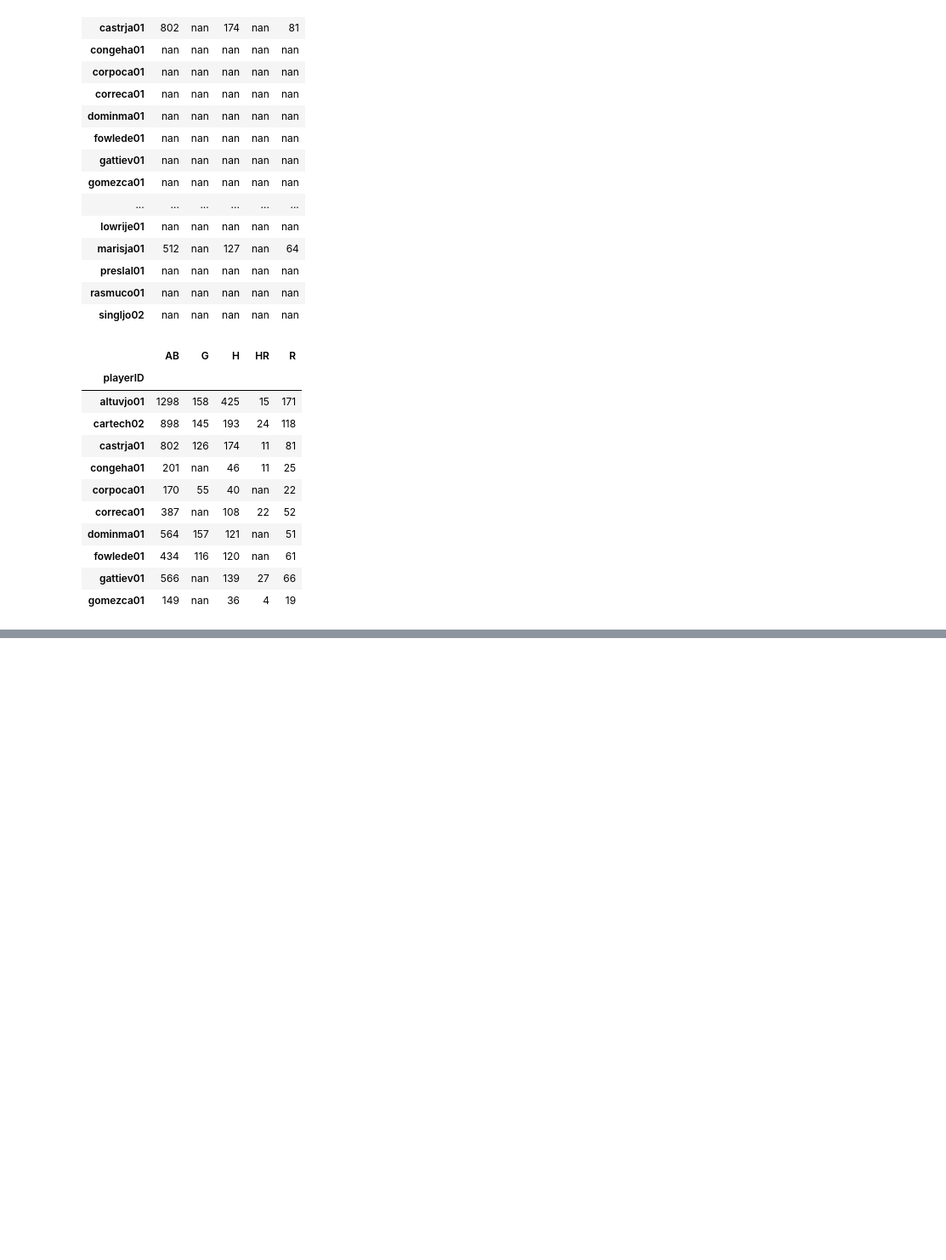
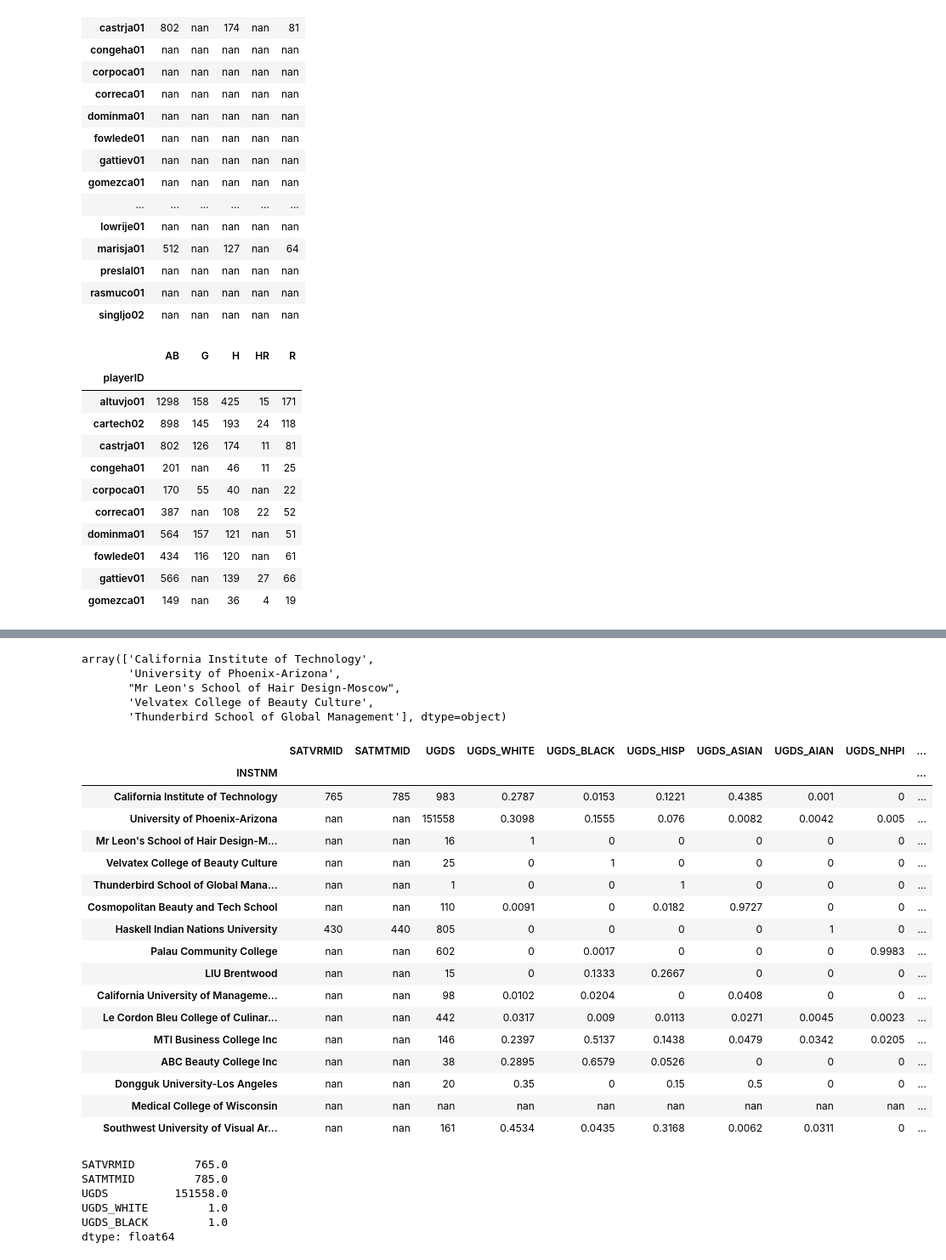
Before and after one commit to avidLearnerInProgress/Pandas-NumPy-101, a Jupyter notebook: pandas_cookbook_chp6.ipynb, the cells around one changed output, grey strips where cells are left out. Shown at 85% size. Drawn from its saved outputs; the diff is of its cells as text; code cells hidden in the pictures; blank space fills up the shorter version.

```diff
--- a/pandas_cookbook_chp6.ipynb
+++ b/pandas_cookbook_chp6.ipynb
@@ -196,0 +269,3 @@ df_14.add(df_15, fill_value=0).head(10).style.highlight_null('yellow')
+# %%
+criteria = college_n.nunique() == 2
+criteria.head()
@@ -196,0 +279,3 @@ df_14.add(df_15, fill_value=0).head(10).style.highlight_null('yellow')
+# %%
+binary_cols = college_n.columns[criteria].tolist()
+binary_cols
@@ -196,0 +284,3 @@ df_14.add(df_15, fill_value=0).head(10).style.highlight_null('yellow')
+# %%
+college_n2 = college_n.drop(labels=binary_cols, axis='columns')
+college_n2.head()
@@ -196,0 +295,52 @@ df_14.add(df_15, fill_value=0).head(10).style.highlight_null('yellow')
+# %%
+#find index label of max value for each column
+max_cols = college_n2.idxmax()
+unique_max_cols = max_cols.unique()
+unique_max_cols[:5]
+# %% [output]
+array(['California Institute of Technology',
+       'University of Phoenix-Arizona',
+       "Mr Leon's School of Hair Design-Moscow",
+       'Velvatex College of Beauty Culture',
+       'Thunderbird School of Global Management'], dtype=object)
+# %%
+college_n2.loc[unique_max_cols].style.highlight_max()
+# %% [output]
+|  | SATVRMID | SATMTMID | UGDS | UGDS_WHITE | UGDS_BLACK | UGDS_HISP | UGDS_ASIAN | UGDS_AIAN | UGDS_NHPI | ... |
+| INSTNM |  |  |  |  |  |  |  |  |  | ... |
+| California Institute of Technology | 765 | 785 | 983 | 0.2787 | 0.0153 | 0.1221 | 0.4385 | 0.001 | 0 | ... |
+| University of Phoenix-Arizona | nan | nan | 151558 | 0.3098 | 0.1555 | 0.076 | 0.0082 | 0.0042 | 0.005 | ... |
+| Mr Leon's School of Hair Design-M... | nan | nan | 16 | 1 | 0 | 0 | 0 | 0 | 0 | ... |
+| Velvatex College of Beauty Culture | nan | nan | 25 | 0 | 1 | 0 | 0 | 0 | 0 | ... |
+| Thunderbird School of Global Mana... | nan | nan | 1 | 0 | 0 | 1 | 0 | 0 | 0 | ... |
+| Cosmopolitan Beauty and Tech School | nan | nan | 110 | 0.0091 | 0 | 0.0182 | 0.9727 | 0 | 0 | ... |
+| Haskell Indian Nations University | 430 | 440 | 805 | 0 | 0 | 0 | 0 | 1 | 0 | ... |
+| Palau Community College | nan | nan | 602 | 0 | 0.0017 | 0 | 0 | 0 | 0.9983 | ... |
+| LIU Brentwood | nan | nan | 15 | 0 | 0.1333 | 0.2667 | 0 | 0 | 0 | ... |
+| California University of Manageme... | nan | nan | 98 | 0.0102 | 0.0204 | 0 | 0.0408 | 0 | 0 | ... |
+| Le Cordon Bleu College of Culinar... | nan | nan | 442 | 0.0317 | 0.009 | 0.0113 | 0.0271 | 0.0045 | 0.0023 | ... |
+| MTI Business College Inc | nan | nan | 146 | 0.2397 | 0.5137 | 0.1438 | 0.0479 | 0.0342 | 0.0205 | ... |
+| ABC Beauty College Inc | nan | nan | 38 | 0.2895 | 0.6579 | 0.0526 | 0 | 0 | 0 | ... |
+| Dongguk University-Los Angeles | nan | nan | 20 | 0.35 | 0 | 0.15 | 0.5 | 0 | 0 | ... |
+| Medical College of Wisconsin | nan | nan | nan | nan | nan | nan | nan | nan | nan | ... |
+| Southwest University of Visual Ar... | nan | nan | 161 | 0.4534 | 0.0435 | 0.3168 | 0.0062 | 0.0311 | 0 | ... |
+# %%
+#replicating idxmax with other methods
+
+college = pd.read_csv('data/college.csv', index_col='INSTNM')
+cols = ['MD_EARN_WNE_P10', 'GRAD_DEBT_MDN_SUPP']
+for col in cols:
+    college[col] = pd.to_numeric(college[col], errors='coerce')
+college_n = college.select_dtypes(include=[np.number])
+criteria = college_n.nunique() == 2
+binary_cols = college_n.columns[criteria].tolist()
+college_n = college_n.drop(labels=binary_cols, axis='columns')
+
+college_n.max().head()
+# %% [output]
+SATVRMID         765.0
+SATMTMID         785.0
+UGDS          151558.0
+UGDS_WHITE         1.0
+UGDS_BLACK         1.0
+dtype: float64
```
Also changed, not shown: parts of 14 cells of this notebook.
